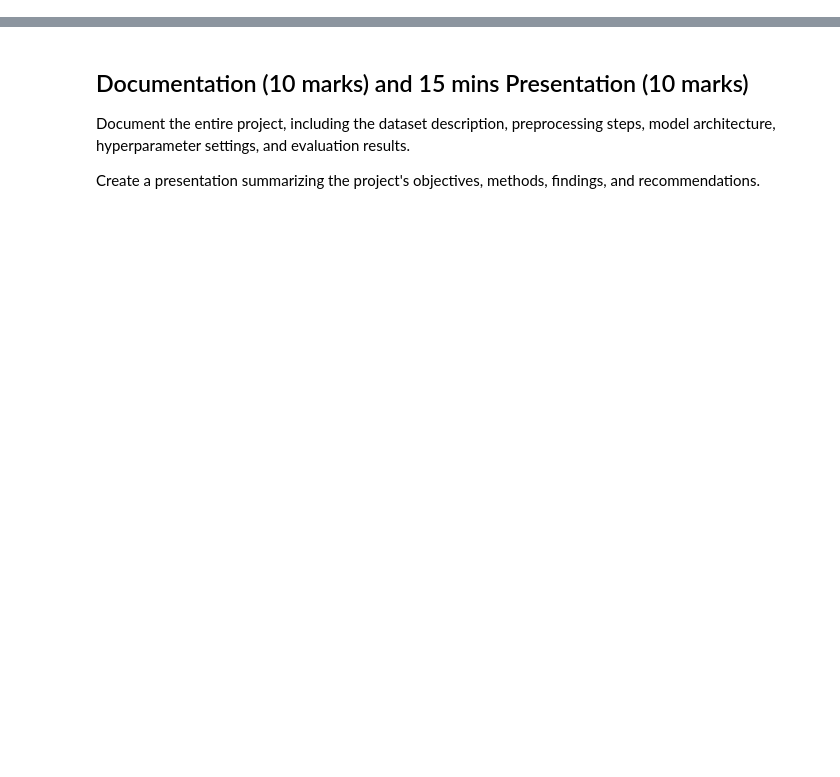
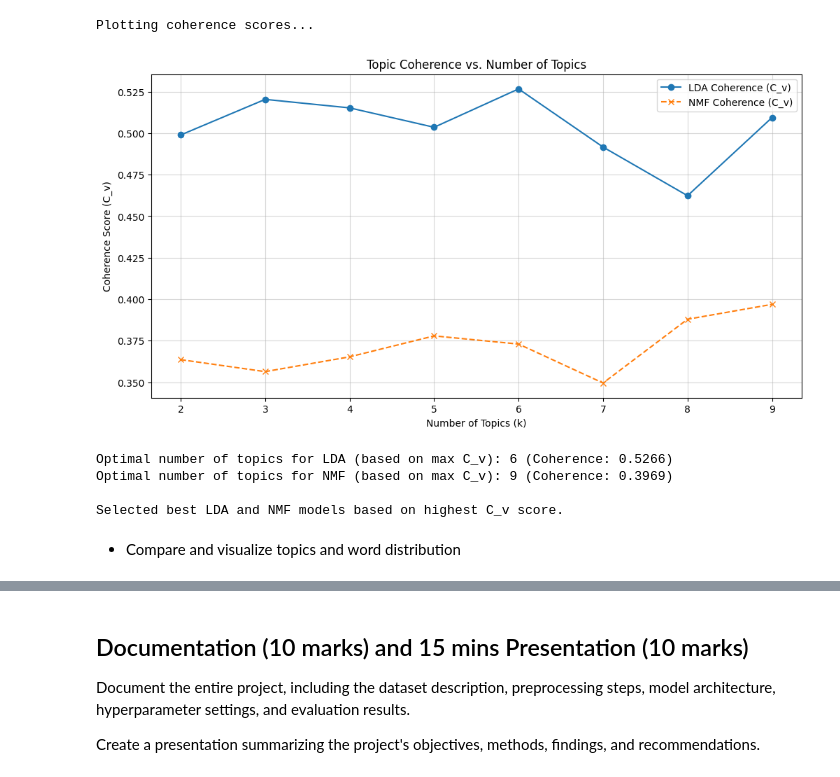
Before and after one commit to innozent/nlp_project2, a Jupyter notebook: Pholsomboon_1254311.ipynb, the cells around one changed output, grey strips where cells are left out. Saved outputs shown, nothing was run; the diff lists cells and outputs as text; code cells hidden in the pictures; blank space fills up the shorter version.

```diff
--- a/Pholsomboon_1254311.ipynb
+++ b/Pholsomboon_1254311.ipynb
@@ -317,0 +377,41 @@ best_lda = grid_lda.best_estimator_
+# %%
+# --- Plotting Coherence Scores ---
+print("\nPlotting coherence scores...")
+plt.figure(figsize=(12, 6))
+plt.plot(lda_num_topics_range, lda_coherence_values, marker='o', linestyle='-', label='LDA Coherence (C_v)')
+plt.plot(nmf_num_topics_range, nmf_coherence_values, marker='x', linestyle='--', label='NMF Coherence (C_v)')
+plt.title('Topic Coherence vs. Number of Topics')
+plt.xlabel("Number of Topics (k)")
+plt.ylabel("Coherence Score (C_v)")
+plt.xticks(np.arange(topic_start, topic_limit, topic_step))
+plt.legend()
+plt.grid(True, alpha=0.5)
+plt.show()
+
+# --- Select Optimal K and Best Models ---
+# Note: Optimal K is often a balance between high coherence and interpretability.
+# Sometimes an 'elbow' point before the peak is better if the peak represents overly granular topics.
+optimal_k_lda_idx = np.argmax(lda_coherence_values)
+optimal_k_nmf_idx = np.argmax(nmf_coherence_values)
+
+optimal_k_lda = lda_num_topics_range[optimal_k_lda_idx]
+optimal_k_nmf = nmf_num_topics_range[optimal_k_nmf_idx]
+
+print(f"\nOptimal number of topics for LDA (based on max C_v): {optimal_k_lda} (Coherence: {lda_coherence_values[optimal_k_lda_idx]:.4f})")
+print(f"Optimal number of topics for NMF (based on max C_v): {optimal_k_nmf} (Coherence: {nmf_coherence_values[optimal_k_nmf_idx]:.4f})")
+
+# !! Important: Manually inspect the plot. Choose K based on peak/elbow AND interpretability later.
+# For now, we proceed with the highest coherence score K.
+best_lda_model = lda_model_list[optimal_k_lda_idx]
+best_nmf_model = nmf_model_list[optimal_k_nmf_idx]
+
+print("\nSelected best LDA and NMF models based on highest C_v score.")
+# %% [output]
+Plotting coherence scores...
+[figure, added]
+Optimal number of topics for LDA (based on max C_v): 6 (Coherence: 0.5266)
+Optimal number of topics for NMF (based on max C_v): 9 (Coherence: 0.3969)
+
+Selected best LDA and NMF models based on highest C_v score.
+# %% [markdown]
+- Compare and visualize topics and word distribution
```
Also changed, not shown: parts of 53 cells of this notebook, 4 other files.
